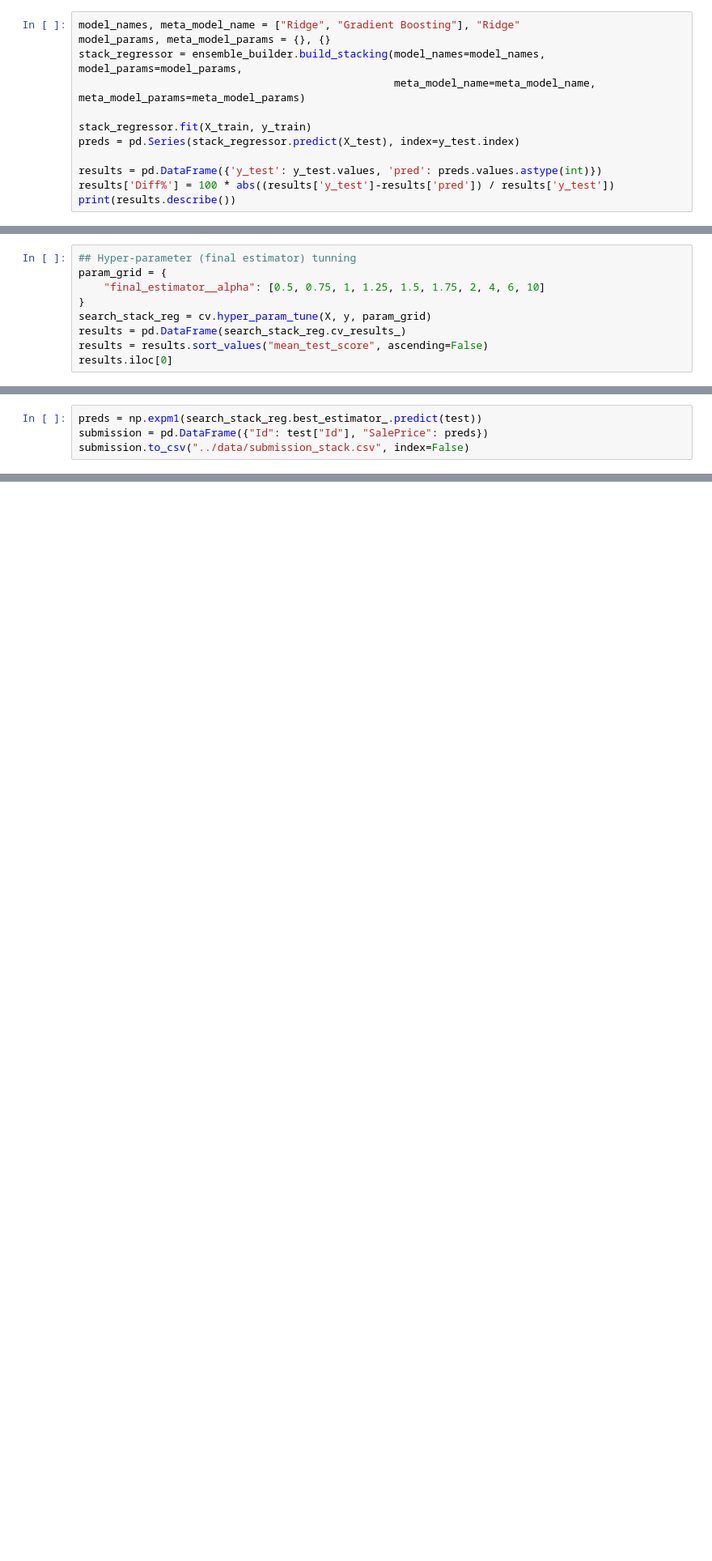
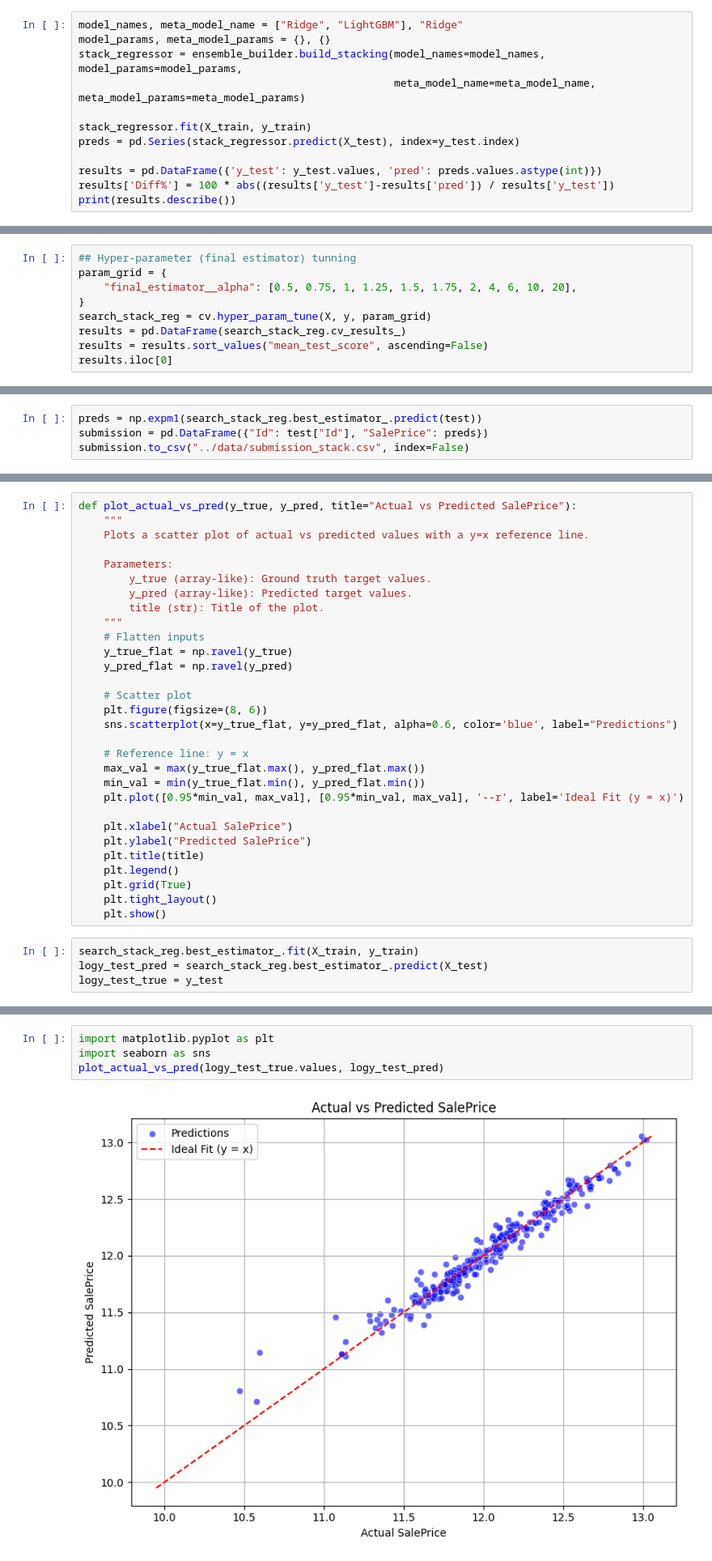
Before and after one commit to FelipeBuzato/House-Pricing, a Jupyter notebook: notebooks/HousePricing.ipynb, the cells around one changed output, grey strips where cells are left out. Shown at 81% size. Saved outputs shown, nothing was run; the diff lists cells and outputs as text; blank space fills up the shorter version.

```diff
--- a/notebooks/HousePricing.ipynb
+++ b/notebooks/HousePricing.ipynb
@@ -509,7 +530,7 @@ submission.to_csv("../data/submission_vot.csv", index=False)
 # %% [markdown]
 $\textbf{Stacking Regressor}$
 # %%
-model_names, meta_model_name = ["Ridge", "Gradient Boosting"], "Ridge"
+model_names, meta_model_name = ["Ridge", "LightGBM"], "Ridge"
 model_params, meta_model_params = {}, {}
 stack_regressor = ensemble_builder.build_stacking(model_names=model_names, model_params=model_params,
                                                   meta_model_name=meta_model_name, meta_model_params=meta_model_params)
@@ -550,7 +571,7 @@ print(score_stats)
 # %%
 ## Hyper-parameter (final estimator) tunning
 param_grid = {
-    "final_estimator__alpha": [0.5, 0.75, 1, 1.25, 1.5, 1.75, 2, 4, 6, 10]
+    "final_estimator__alpha": [0.5, 0.75, 1, 1.25, 1.5, 1.75, 2, 4, 6, 10, 20],
 }
 search_stack_reg = cv.hyper_param_tune(X, y, param_grid)
 results = pd.DataFrame(search_stack_reg.cv_results_)
@@ -595,0 +619,34 @@ submission.to_csv("../data/submission_stack.csv", index=False)
+# %%
+def plot_actual_vs_pred(y_true, y_pred, title="Actual vs Predicted SalePrice"):
+    """
+    Plots a scatter plot of actual vs predicted values with a y=x reference line.
+
+    Parameters:
+        y_true (array-like): Ground truth target values.
+        y_pred (array-like): Predicted target values.
+        title (str): Title of the plot.
+    """
+    # Flatten inputs
+    y_true_flat = np.ravel(y_true)
+    y_pred_flat = np.ravel(y_pred)
+
+    # Scatter plot
+    plt.figure(figsize=(8, 6))
+    sns.scatterplot(x=y_true_flat, y=y_pred_flat, alpha=0.6, color='blue', label="Predictions")
+
+    # Reference line: y = x
+    max_val = max(y_true_flat.max(), y_pred_flat.max())
+    min_val = min(y_true_flat.min(), y_pred_flat.min())
+    plt.plot([0.95*min_val, max_val], [0.95*min_val, max_val], '--r', label='Ideal Fit (y = x)')
+
+    plt.xlabel("Actual SalePrice")
+    plt.ylabel("Predicted SalePrice")
+    plt.title(title)
+    plt.legend()
+    plt.grid(True)
+    plt.tight_layout()
+    plt.show()
+# %%
+search_stack_reg.best_estimator_.fit(X_train, y_train)
+logy_test_pred = search_stack_reg.best_estimator_.predict(X_test)
+logy_test_true = y_test
@@ -595,0 +671,6 @@ submission.to_csv("../data/submission_stack.csv", index=False)
+# %%
+import matplotlib.pyplot as plt
+import seaborn as sns
+plot_actual_vs_pred(logy_test_true.values, logy_test_pred)
+# %% [output]
+[figure, added]
```
Also changed, not shown: parts of 30 cells of this notebook, 12 other files.
